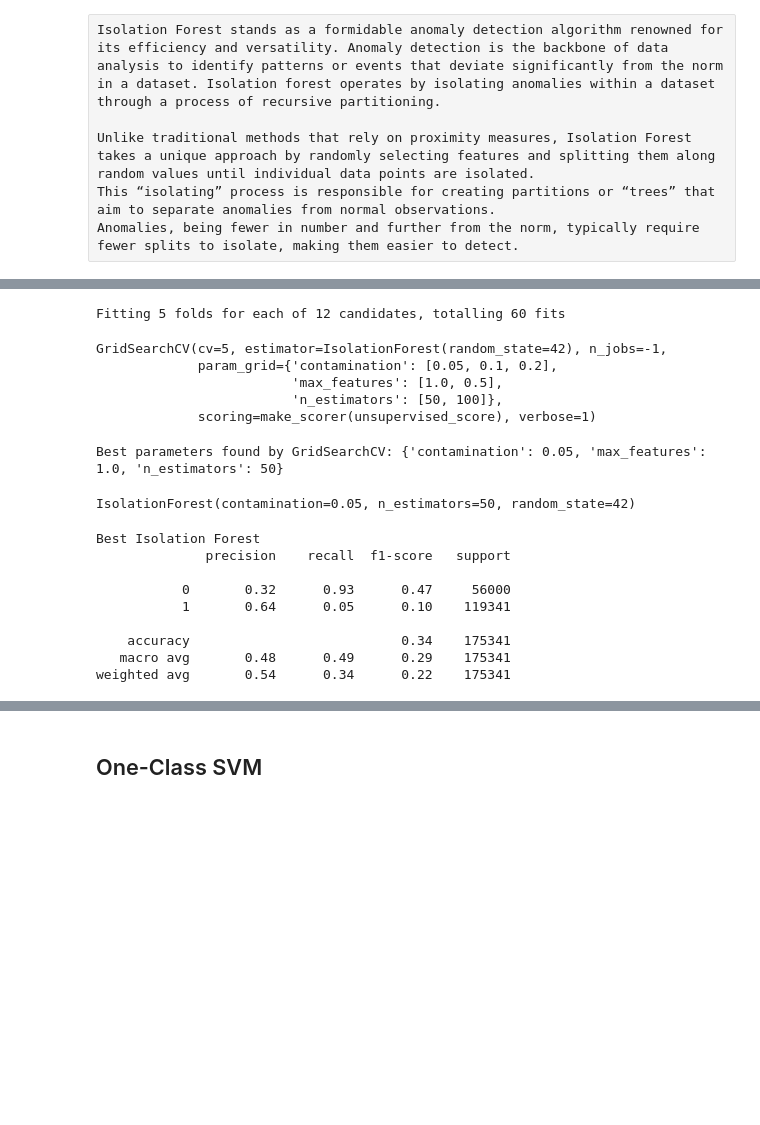
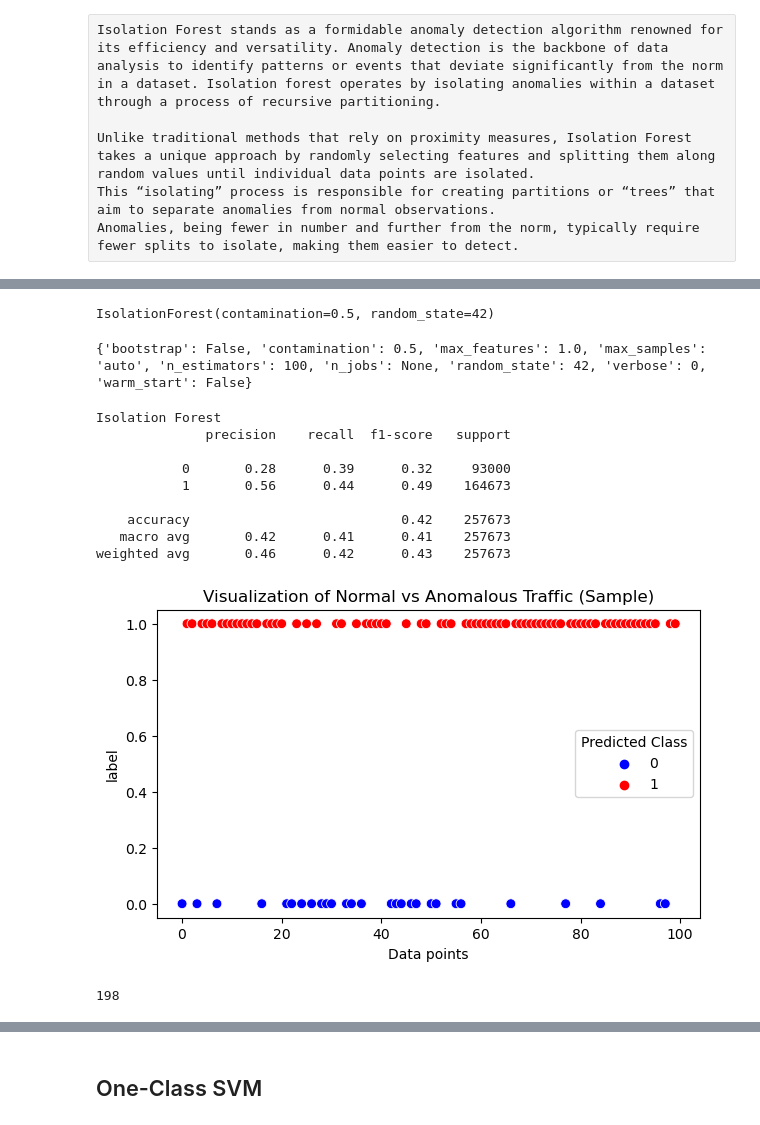
Before and after one commit to Mahacine/Anomaly-Detection-in-Network-Traffic, a Jupyter notebook: Anomaly Detection in Network Traffic.ipynb, the cells around one changed output, grey strips where cells are left out. Cells and saved outputs as stored; diff of their text form; code cells hidden in the pictures; blank space fills up the shorter version.

```diff
--- a/Anomaly Detection in Network Traffic.ipynb
+++ b/Anomaly Detection in Network Traffic.ipynb
@@ -160,46 +196,46 @@ scorer = make_scorer(unsupervised_score, greater_is_better=True)
 # %%
 # Initialize the Isolation Forest model
-iso_forest = IsolationForest(random_state=42)
+iso_forest = IsolationForest(n_estimators=100, max_samples='auto', contamination=0.5, random_state=42)
 
-# Initialize GridSearchCV
-grid_search = GridSearchCV(estimator=iso_forest, param_grid=param_grid, scoring=scorer, cv=5, n_jobs=-1, verbose=1)
+# Convert combined data to csr_matrix
+X_scaled_csr = X_scaled.toarray() if isinstance(X_scaled, csr_matrix) else X_scaled
 
-# Perform the grid search on the scaled training data
-grid_search.fit(X_train_scaled)
+# Fit the model to unlabeled data
+iso_forest.fit(X_scaled_csr)
 # %% [output]
-Fitting 5 folds for each of 12 candidates, totalling 60 fits
+IsolationForest(contamination=0.5, random_state=42)
-GridSearchCV(cv=5, estimator=IsolationForest(random_state=42), n_jobs=-1,
-             param_grid={'contamination': [0.05, 0.1, 0.2],
-                         'max_features': [1.0, 0.5],
-                         'n_estimators': [50, 100]},
-             scoring=make_scorer(unsupervised_score), verbose=1)
 # %%
-# Get the best parameters from the grid search
-best_params = grid_search.best_params_
-print("Best parameters found by GridSearchCV:", best_params)
+print(iso_forest.get_params())
 # %% [output]
-Best parameters found by GridSearchCV: {'contamination': 0.05, 'max_features': 1.0, 'n_estimators': 50}
+{'bootstrap': False, 'contamination': 0.5, 'max_features': 1.0, 'max_samples': 'auto', 'n_estimators': 100, 'n_jobs': None, 'random_state': 42, 'verbose': 0, 'warm_start': False}
-# %%
-# Train the Isolation Forest with the best parameters
-best_iso_forest = IsolationForest(**best_params, random_state=42)
-best_iso_forest.fit(X_train_scaled)
-# %% [output]
-IsolationForest(contamination=0.05, n_estimators=50, random_state=42)
 # %%
 # Predict anomalies
-y_pred_best_iso_forest = best_iso_forest.predict(X_test_scaled)
-y_pred_best_iso_forest = np.where(y_pred_best_iso_forest == 1, 0, 1)  # Convert to 0 (normal) and 1 (anomaly)
+y_pred = iso_forest.predict(X_scaled)
+y_pred = np.where(y_pred == 1, 0, 1)  # Convert to 0 (normal) and 1 (anomaly)
 # %%
-# Evaluate
-print("Best Isolation Forest")
-print(classification_report(y_test, y_pred_best_iso_forest))
+# Evaluate (Compare to ground truth)
+print("Isolation Forest")
+print(classification_report(y, y_pred))
 # %% [output]
-Best Isolation Forest
+Isolation Forest
               precision    recall  f1-score   support
 
-           0       0.32      0.93      0.47     56000
-           1       0.64      0.05      0.10    119341
+           0       0.28      0.39      0.32     93000
+           1       0.56      0.44      0.49    164673
 
-    accuracy                           0.34    175341
-   macro avg       0.48      0.49      0.29    175341
-weighted avg       0.54      0.34      0.22    175341
+    accuracy                           0.42    257673
+   macro avg       0.42      0.41      0.41    257673
+weighted avg       0.46      0.42      0.43    257673
+# %%
+# Define the sample size
+sample_size = 100
+# Plot the graph
+plt.figure(figsize=(7, 4))
+sns.scatterplot(x=data.index[:sample_size], y=y_pred[:sample_size], hue=y_pred[:sample_size], palette={0: 'blue', 1: 'red'}, s=50)
+plt.title('Visualization of Normal vs Anomalous Traffic (Sample)')
+plt.xlabel('Data points')
+plt.ylabel(y.name)
+plt.legend(title='Predicted Class', loc='best')
+plt.show()
+# %% [output]
+[figure, added]
@@ -206,3 +246,7 @@ weighted avg       0.54      0.34      0.22    175341
+# %%
+len(feature_names)
+# %% [output]
+198
 # %%
 from sklearn.tree import export_text
 
```
Also changed, not shown: parts of 34 cells of this notebook.
